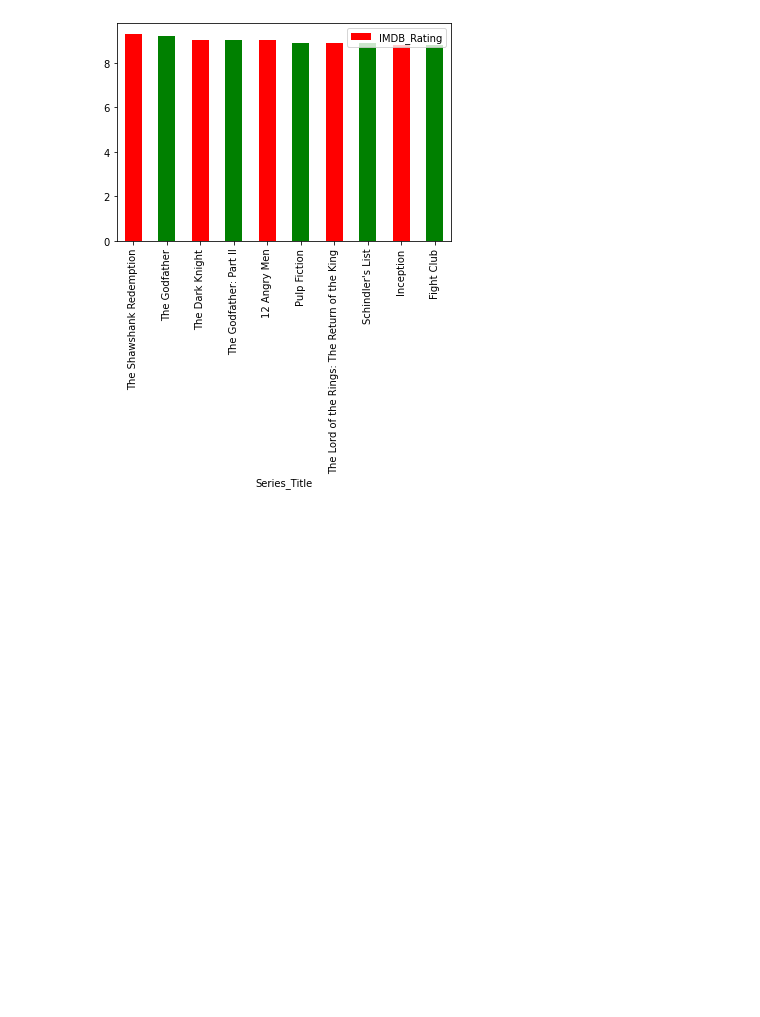
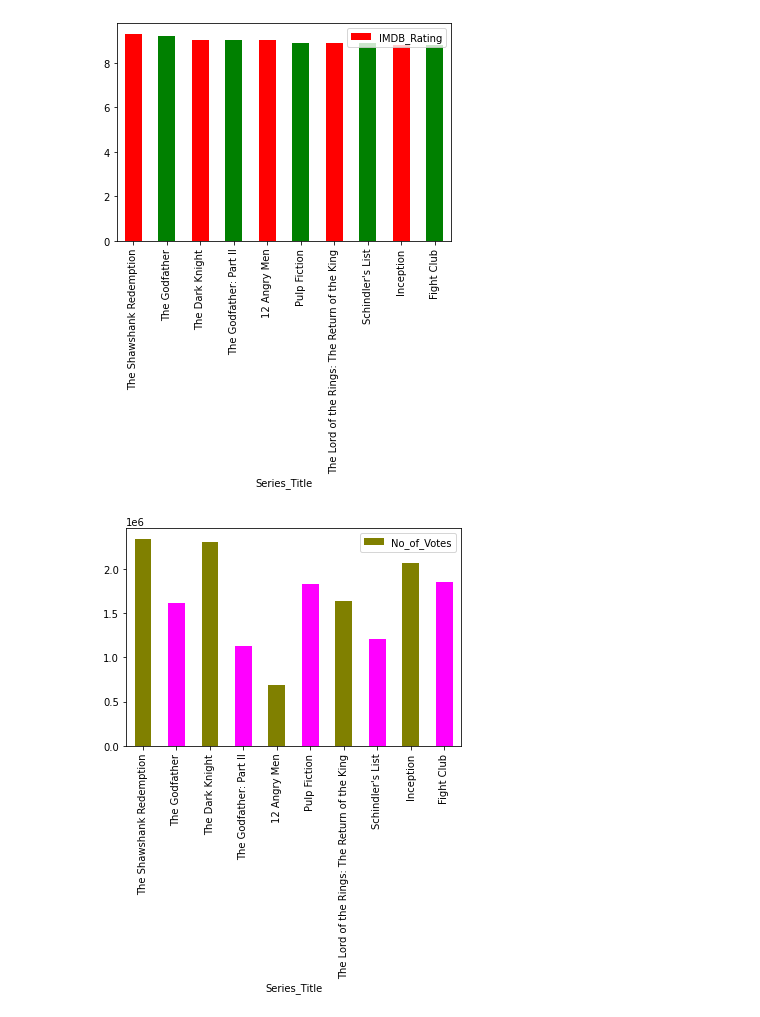
Before and after one commit to abopoku/Top-10-Movies, a Jupyter notebook: top_10_movies.ipynb, the cells around one changed output. Saved outputs shown, nothing was run; the diff lists cells and outputs as text; code cells hidden in the pictures; blank space fills up the shorter version.

Commit message:
adds another chart

```diff
--- a/top_10_movies.ipynb
+++ b/top_10_movies.ipynb
@@ -224,6 +224,10 @@ top_10_2.plot.bar(x="Series_Title",y="Gross",color=["royalblue","gold"]); #creat
 top_10_2.plot.bar(x="Series_Title",y="IMDB_Rating",color=["red","green"]);
 # %% [output]
 [figure]
+# %%
+top_10_2.plot.bar(x="Series_Title",y="No_of_Votes",color=["olive","magenta"]);
+# %% [output]
+[figure, added]
 # %% [markdown]
 <a style='text-decoration:none;line-height:16px;display:flex;color:#5B5B62;padding:10px;justify-content:end;' href='https://deepnote.com?utm_source=created-in-deepnote-cell&projectId=aba3dc8a-89fb-41ad-b6a7-d62e32fd48a0' target="_blank">
 <img alt='Created in deepnote.com' style='display:inline;max-height:16px;margin:0px;margin-right:7.5px;' src='embedded-picture-1' > </img>
```
